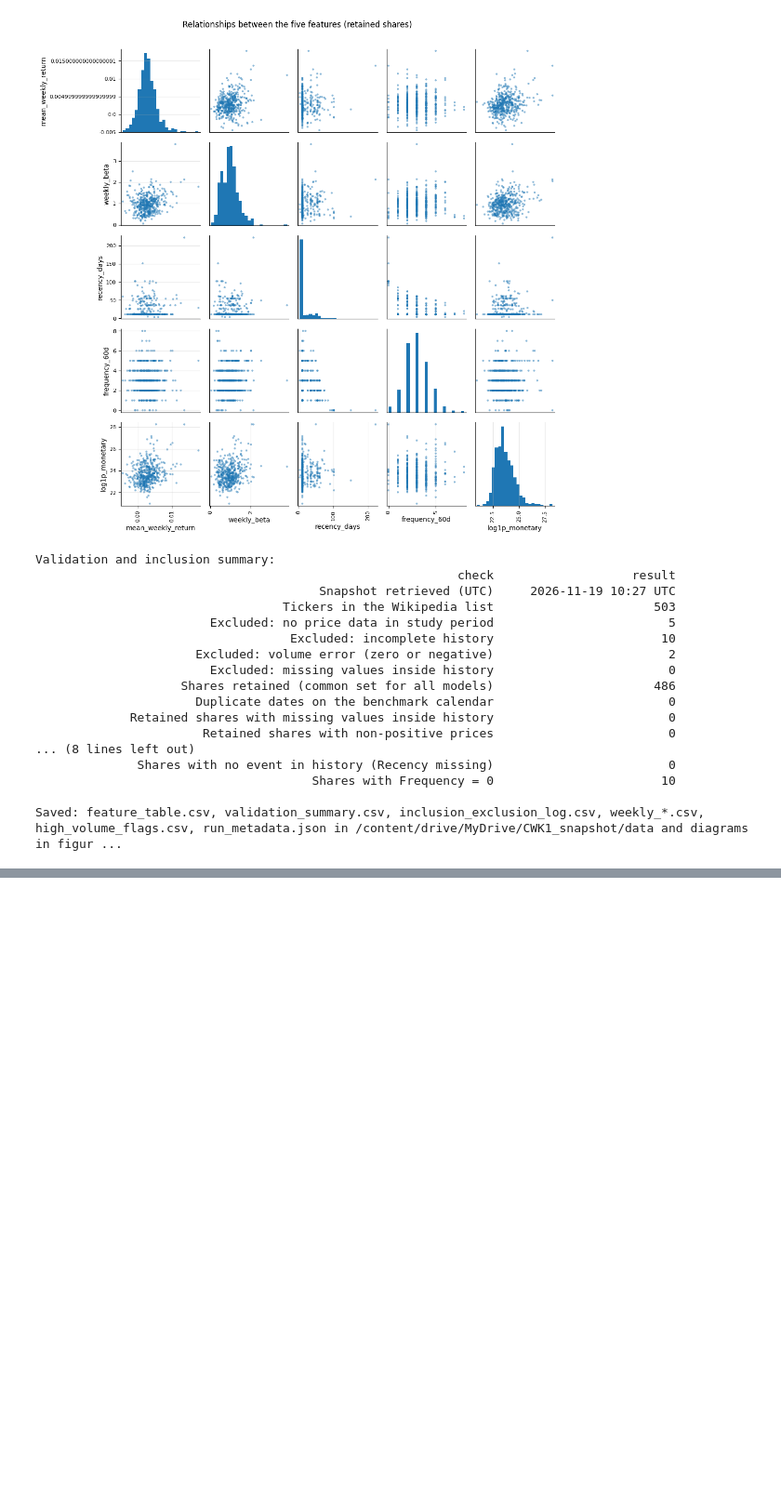
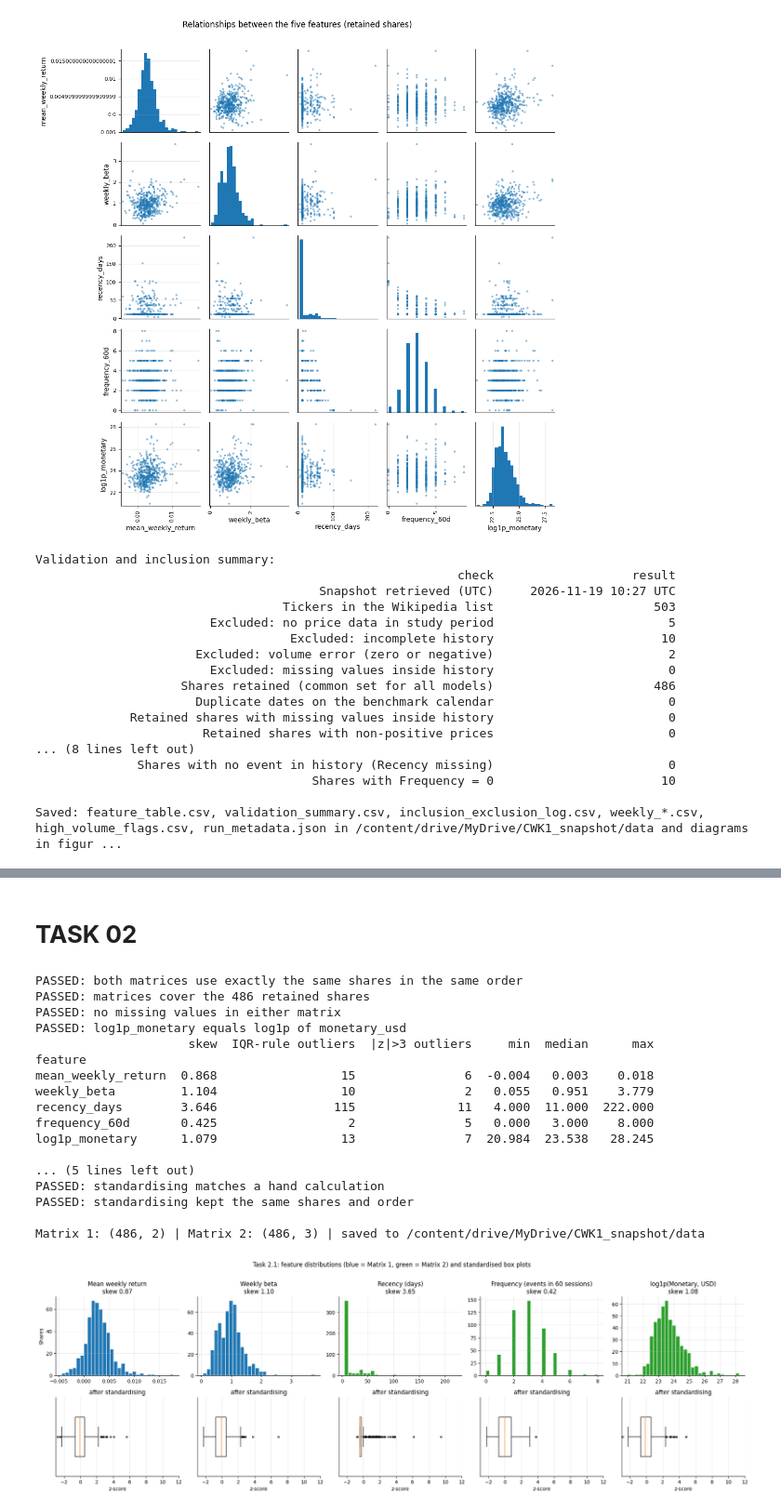
Before and after one commit to sasitha12/CRMCM_CW01_w2052134, a Jupyter notebook: CRM_CW01_w2052134.ipynb, the cells around one changed output, grey strips where cells are left out. Shown at 93% size. Cells and saved outputs as stored; diff of their text form; code cells hidden in the pictures; blank space fills up the shorter version.

Commit message:
Completion of Task 02

```diff
--- a/CRM_CW01_w2052134.ipynb
+++ b/CRM_CW01_w2052134.ipynb
@@ -1116,0 +1105,73 @@ Created CWK1_snapshot_2026-11-19.zip (16.3 MB)
+# %% [markdown]
+# **TASK 02**
+# %%
+# TASK 2.1 | Part A: two feature matrices, skewness/outlier check, standardisation (same 486 shares)
+from sklearn.preprocessing import StandardScaler
+
+M1_COLS = ["mean_weekly_return", "weekly_beta"]                      # Matrix 1: risk/return view
+M2_COLS = ["recency_days", "frequency_60d", "log1p_monetary"]        # Matrix 2: RFM view (Monetary on the log1p scale)
+LABELS = {"mean_weekly_return": "Mean weekly return", "weekly_beta": "Weekly beta", "recency_days": "Recency (days)",
+          "frequency_60d": "Frequency (events in 60 sessions)", "log1p_monetary": "log1p(Monetary, USD)"}
+
+X1, X2 = feature_table[M1_COLS].copy(), feature_table[M2_COLS].copy()
+check("both matrices use exactly the same shares in the same order", X1.index.equals(X2.index) and X1.index.equals(feature_table.index))
+check("matrices cover the 486 retained shares", len(X1) == len(included) == 486)
+check("no missing values in either matrix", not X1.isna().any().any() and not X2.isna().any().any())
+check("log1p_monetary equals log1p of monetary_usd", np.allclose(feature_table["log1p_monetary"], np.log1p(feature_table["monetary_usd"])))
+
+# Skewness and outliers BEFORE standardising (standardising changes scale, not shape)
+rows = []
+for c in M1_COLS + M2_COLS:
+    s = feature_table[c]
+    q1, q3 = s.quantile([0.25, 0.75])
+    z = (s - s.mean()) / s.std(ddof=0)
+    rows.append({"feature": c, "skew": s.skew(), "IQR-rule outliers": int(((s < q1 - 1.5 * (q3 - q1)) | (s > q3 + 1.5 * (q3 - q1))).sum()),
+                 "|z|>3 outliers": int((z.abs() > 3).sum()), "min": s.min(), "median": s.median(), "max": s.max()})
+diag = pd.DataFrame(rows).set_index("feature")
+print(diag.round(3).to_string())
+print("\nRecency: shares at the modal value", int(feature_table["recency_days"].eq(feature_table["recency_days"].mode()[0]).sum()),
+      "of", len(feature_table), "(the 2024-12-20 market-wide day) - so the IQR rule flags many shares only because the middle 50% is very narrow.")
+print("Strongest |z| per feature:", {c: round(float(((feature_table[c] - feature_table[c].mean()) / feature_table[c].std(ddof=0)).abs().max()), 2) for c in M1_COLS + M2_COLS})
+print("Most extreme shares:", {c: [(t, round(float(feature_table.at[t, c]), 4)) for t in feature_table[c].nlargest(2).index] for c in M1_COLS + M2_COLS})
+
+# Standardise EACH matrix separately: z = (x - mean) / standard deviation (population SD, as StandardScaler does)
+scaler1, scaler2 = StandardScaler(), StandardScaler()
+Z1 = pd.DataFrame(scaler1.fit_transform(X1), index=X1.index, columns=M1_COLS)
+Z2 = pd.DataFrame(scaler2.fit_transform(X2), index=X2.index, columns=M2_COLS)
+check("standardised features have mean 0", np.allclose(Z1.mean(), 0, atol=1e-9) and np.allclose(Z2.mean(), 0, atol=1e-9))
+check("standardised features have SD 1", np.allclose(Z1.std(ddof=0), 1) and np.allclose(Z2.std(ddof=0), 1))
+check("standardising matches a hand calculation", np.allclose(Z2["recency_days"], (X2["recency_days"] - X2["recency_days"].mean()) / X2["recency_days"].std(ddof=0)))
+check("standardising kept the same shares and order", Z1.index.equals(X1.index) and Z2.index.equals(X2.index))
+Z1.to_csv(f"{DATA_DIR}/Z1_return_beta_standardised.csv"); Z2.to_csv(f"{DATA_DIR}/Z2_rfm_standardised.csv")
+print(f"\nMatrix 1: {Z1.shape} | Matrix 2: {Z2.shape} | saved to {DATA_DIR}")
+
+# Diagram: raw distributions (top) and standardised box plots (bottom); outliers are KEPT (see Part A note)
+cols = M1_COLS + M2_COLS
+fig, ax = plt.subplots(2, 5, figsize=(20, 6.5))
+for j, c in enumerate(cols):
+    ax[0, j].hist(feature_table[c], bins=30, color="tab:blue" if c in M1_COLS else "tab:green", edgecolor="white")
+    ax[0, j].set(title=f"{LABELS[c]}\nskew {feature_table[c].skew():.2f}", ylabel="Shares" if j == 0 else "")
+    zc = Z1[c] if c in M1_COLS else Z2[c]
+    ax[1, j].boxplot(zc, vert=False, widths=0.5, flierprops={"markersize": 3})
+    ax[1, j].set(title="after standardising", xlabel="z-score", yticks=[], xlim=(-3, 12))
+fig.suptitle("Task 2.1: feature distributions (blue = Matrix 1, green = Matrix 2) and standardised box plots", y=1.01)
+save_fig("fig15_task2_feature_distributions")
+# %% [output]
+PASSED: both matrices use exactly the same shares in the same order
+PASSED: matrices cover the 486 retained shares
+PASSED: no missing values in either matrix
+PASSED: log1p_monetary equals log1p of monetary_usd
+                     skew  IQR-rule outliers  |z|>3 outliers     min  median      max
+feature
+mean_weekly_return  0.868                 15               6  -0.004   0.003    0.018
+weekly_beta         1.104                 10               2   0.055   0.951    3.779
+recency_days        3.646                115              11   4.000  11.000  222.000
+frequency_60d       0.425                  2               5   0.000   3.000    8.000
+log1p_monetary      1.079                 13               7  20.984  23.538   28.245
+
+... (5 lines left out)
+PASSED: standardising matches a hand calculation
+PASSED: standardising kept the same shares and order
+
+Matrix 1: (486, 2) | Matrix 2: (486, 3) | saved to /content/drive/MyDrive/CWK1_snapshot/data
+[figure, added]
```
Also changed, not shown: parts of 19 cells of this notebook.
